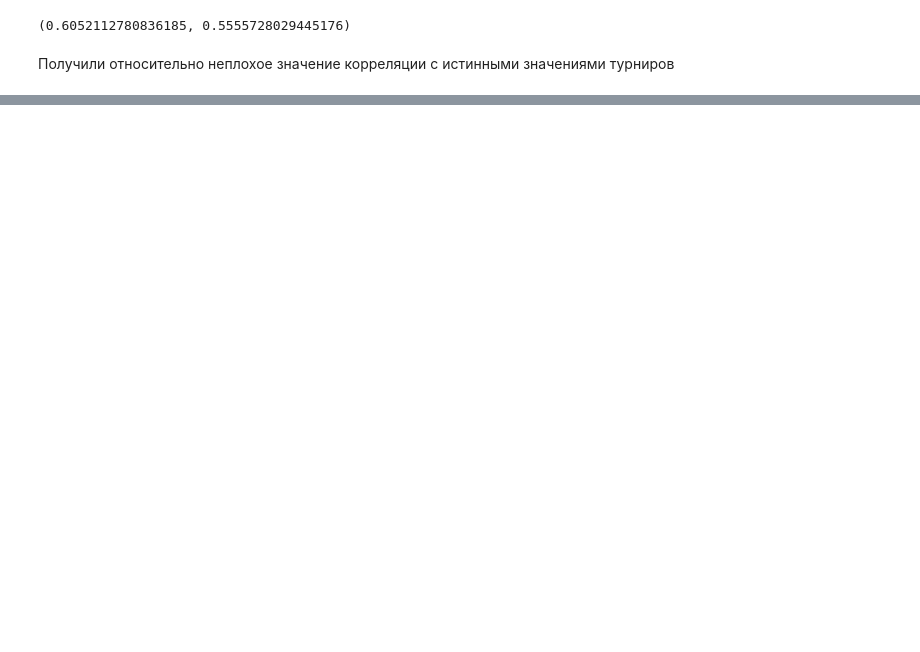
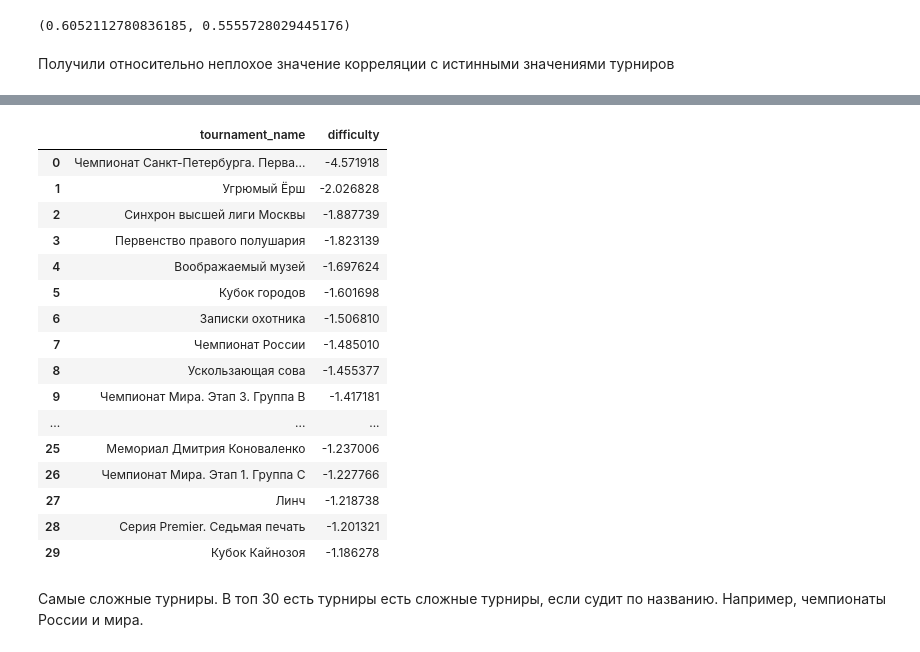
Before and after one commit to Makesomenotes/advanced_ml_made_2022, a Jupyter notebook: assignment_2.ipynb, the cells around one changed output, grey strips where cells are left out. Drawn from its saved outputs; the diff is of its cells as text; code cells hidden in the pictures; blank space fills up the shorter version.

```diff
--- a/assignment_2.ipynb
+++ b/assignment_2.ipynb
@@ -162,0 +239,29 @@ calc_correlation(rating, typ='spearman'), calc_correlation(rating, typ='kendallt
+# %%
+q_rating = dict(zip(np.unique(train['question_id']), updated_em.w[-len(np.unique(train['question_id'])):]))
+train['difficulty'] = train['question_id'].map(q_rating)
+train['tournament_name'] = train['tournament_id'].map({v['id']: v['name']for k, v in tournaments.items()})
+# %%
+tournaments_rating = train[['tournament_name', 'question_id', 'difficulty']].drop_duplicates()
+tournaments_rating = tournaments_rating.groupby('tournament_name')['difficulty'].mean().sort_values().reset_index()
+# %%
+tournaments_rating.head(30)
+# %% [output]
+|  | tournament_name | difficulty |
+| 0 | Чемпионат Санкт-Петербурга. Перва... | -4.571918 |
+| 1 | Угрюмый Ёрш | -2.026828 |
+| 2 | Синхрон высшей лиги Москвы | -1.887739 |
+| 3 | Первенство правого полушария | -1.823139 |
+| 4 | Воображаемый музей | -1.697624 |
+| 5 | Кубок городов | -1.601698 |
+| 6 | Записки охотника | -1.506810 |
+| 7 | Чемпионат России | -1.485010 |
+| 8 | Ускользающая сова | -1.455377 |
+| 9 | Чемпионат Мира. Этап 3. Группа В | -1.417181 |
+| ... | ... | ... |
+| 25 | Мемориал Дмитрия Коноваленко | -1.237006 |
+| 26 | Чемпионат Мира. Этап 1. Группа С | -1.227766 |
+| 27 | Линч | -1.218738 |
+| 28 | Серия Premier. Седьмая печать | -1.201321 |
+| 29 | Кубок Кайнозоя | -1.186278 |
+# %% [markdown]
+Самые сложные турниры. В топ 30 есть турниры есть сложные турниры, если судит по названию. Например, чемпионаты России и мира.
```
Also changed, not shown: parts of 18 cells of this notebook.
